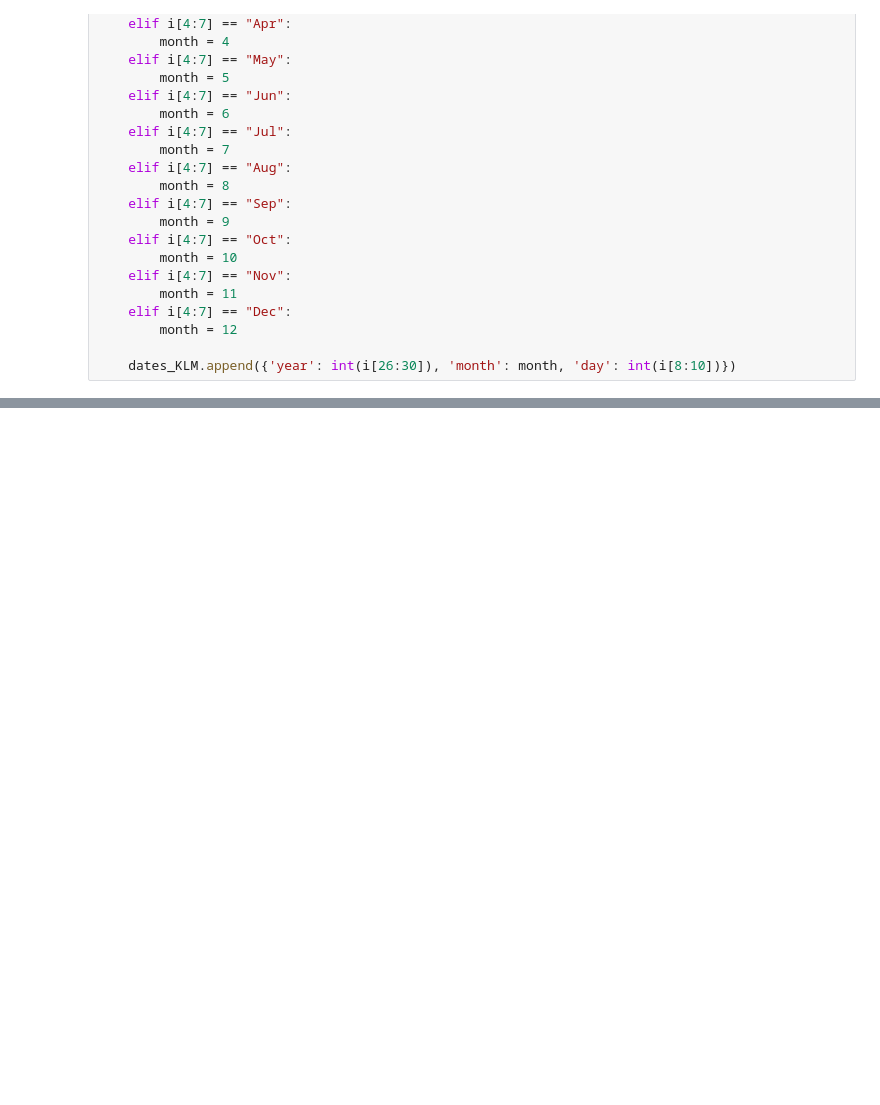
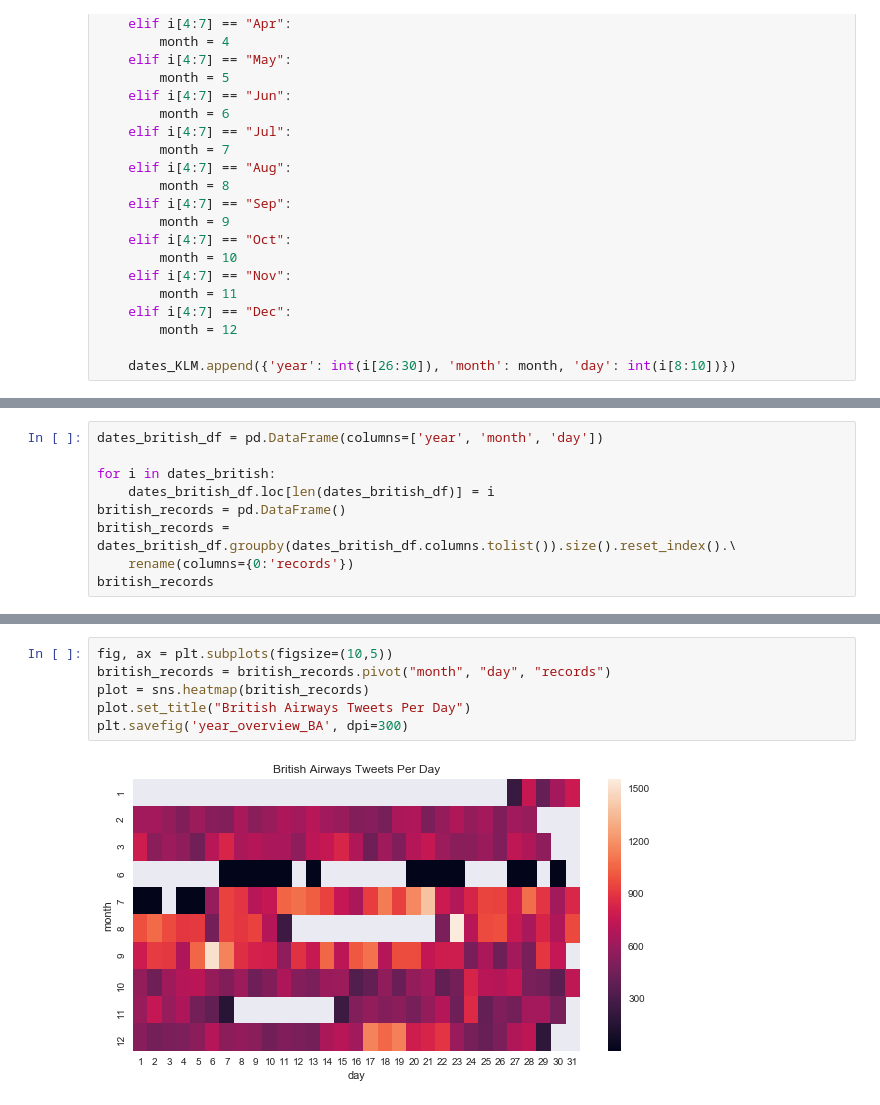
Before and after one commit to dharmsen/DBLDataChallenge, a Jupyter notebook: EDA, but clean.ipynb, the cells around one changed output, grey strips where cells are left out. Drawn from its saved outputs; the diff is of its cells as text; blank space fills up the shorter version.

```diff
--- a/EDA, but clean.ipynb
+++ b/EDA, but clean.ipynb
@@ -106,0 +141,9 @@ TypeError: 'dict' object is not callable
+# %%
+dates_british_df = pd.DataFrame(columns=['year', 'month', 'day'])
+
+for i in dates_british:
+    dates_british_df.loc[len(dates_british_df)] = i
+british_records = pd.DataFrame()
+british_records = dates_british_df.groupby(dates_british_df.columns.tolist()).size().reset_index().\
+    rename(columns={0:'records'})
+british_records
@@ -106,0 +169,8 @@ TypeError: 'dict' object is not callable
+# %%
+fig, ax = plt.subplots(figsize=(10,5))
+british_records = british_records.pivot("month", "day", "records")
+plot = sns.heatmap(british_records)
+plot.set_title("British Airways Tweets Per Day")
+plt.savefig('year_overview_BA', dpi=300)
+# %% [output]
+[figure, added]
```
Also changed, not shown: parts of 7 cells of this notebook.
